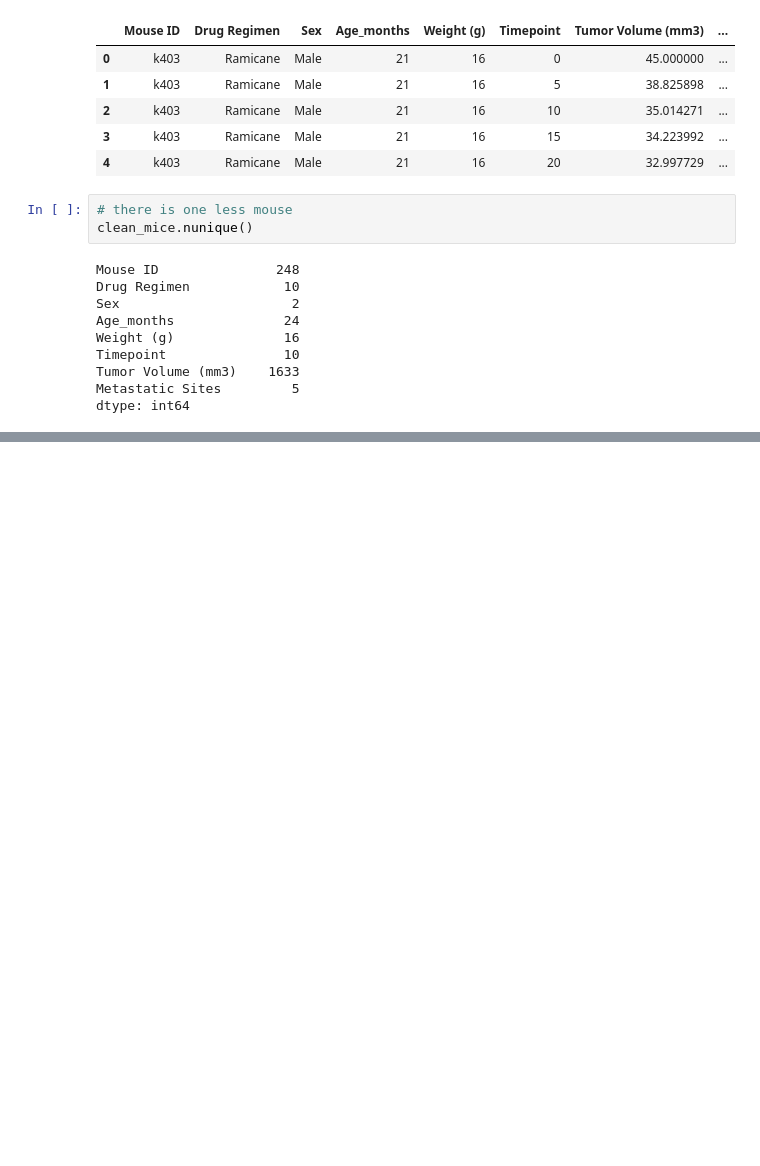
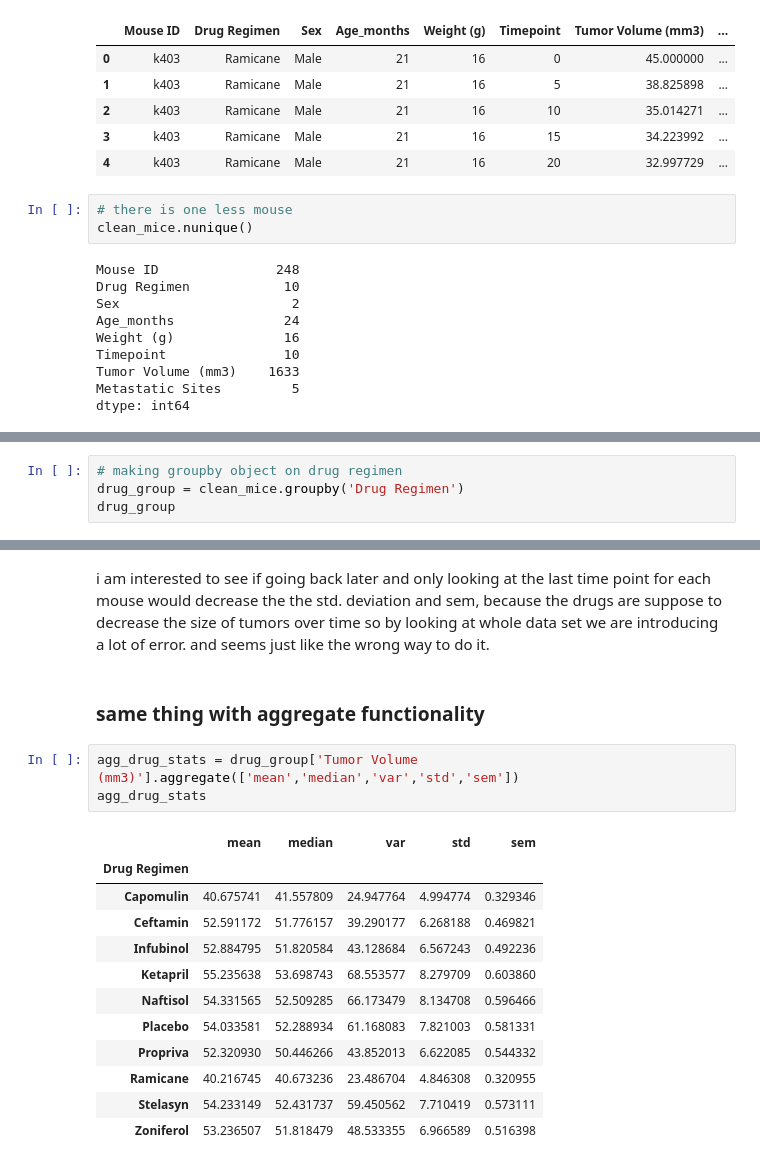
Before and after one commit to radioactivearm/matplotlib-challenge, a Jupyter notebook: Pymaceuticals/pymaceuticals_main.ipynb, the cells around one changed output, grey strips where cells are left out. Saved outputs shown, nothing was run; the diff lists cells and outputs as text; blank space fills up the shorter version.

```diff
--- a/Pymaceuticals/pymaceuticals_main.ipynb
+++ b/Pymaceuticals/pymaceuticals_main.ipynb
@@ -87,0 +126,4 @@ dtype: int64
+# %%
+# making groupby object on drug regimen
+drug_group = clean_mice.groupby('Drug Regimen')
+drug_group
@@ -87,0 +215,20 @@ dtype: int64
+# %% [markdown]
+i am interested to see if going back later and only looking at the last time point for each mouse would decrease the the std. deviation and sem, because the drugs are suppose to decrease the size of tumors over time so by looking at whole data set we are introducing a lot of error. and seems just like the wrong way to do it.
+# %% [markdown]
+### same thing with aggregate functionality
+# %%
+agg_drug_stats = drug_group['Tumor Volume (mm3)'].aggregate(['mean','median','var','std','sem'])
+agg_drug_stats
+# %% [output]
+|  | mean | median | var | std | sem |
+| Drug Regimen |  |  |  |  |  |
+| Capomulin | 40.675741 | 41.557809 | 24.947764 | 4.994774 | 0.329346 |
+| Ceftamin | 52.591172 | 51.776157 | 39.290177 | 6.268188 | 0.469821 |
+| Infubinol | 52.884795 | 51.820584 | 43.128684 | 6.567243 | 0.492236 |
+| Ketapril | 55.235638 | 53.698743 | 68.553577 | 8.279709 | 0.603860 |
+| Naftisol | 54.331565 | 52.509285 | 66.173479 | 8.134708 | 0.596466 |
+| Placebo | 54.033581 | 52.288934 | 61.168083 | 7.821003 | 0.581331 |
+| Propriva | 52.320930 | 50.446266 | 43.852013 | 6.622085 | 0.544332 |
+| Ramicane | 40.216745 | 40.673236 | 23.486704 | 4.846308 | 0.320955 |
+| Stelasyn | 54.233149 | 52.431737 | 59.450562 | 7.710419 | 0.573111 |
+| Zoniferol | 53.236507 | 51.818479 | 48.533355 | 6.966589 | 0.516398 |
```
Also changed, not shown: parts of 21 cells of this notebook.
